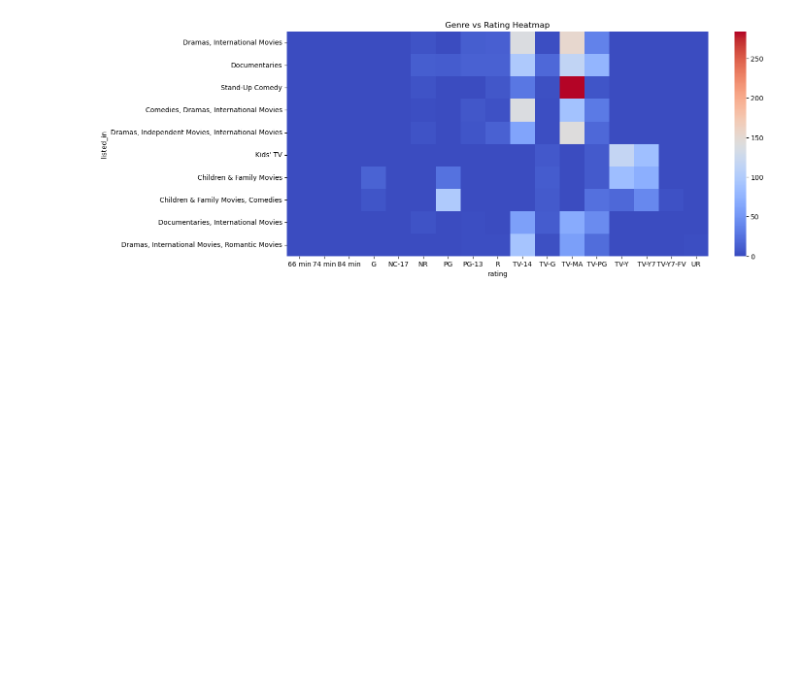
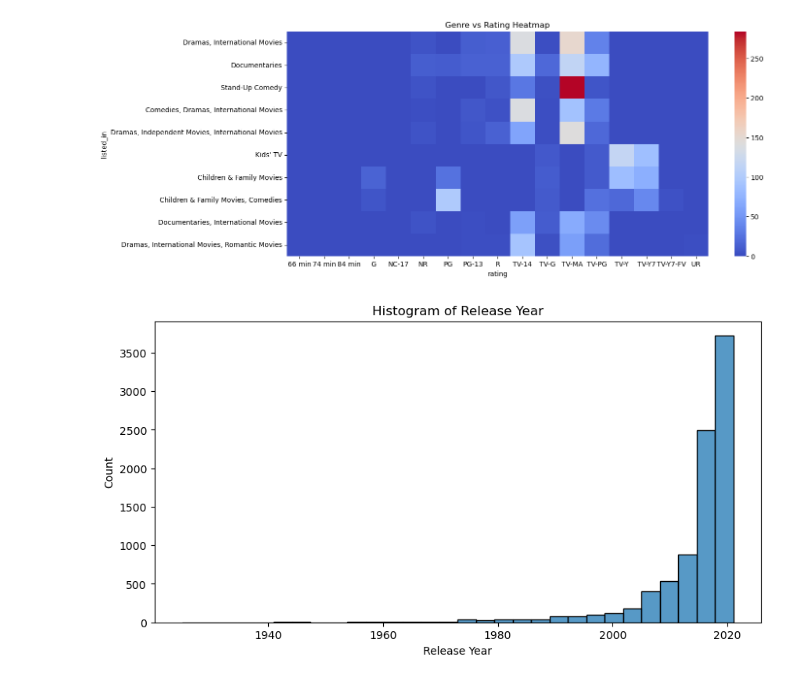
Before and after one commit to shahnawazm786/python-practice, a Jupyter notebook: educ/BusinessCaseStudy/netflix.ipynb, the cells around one changed output. Cells and saved outputs as stored; diff of their text form; code cells hidden in the pictures; blank space fills up the shorter version.

Commit message:
netflix

```diff
--- a/educ/BusinessCaseStudy/netflix.ipynb
+++ b/educ/BusinessCaseStudy/netflix.ipynb
@@ -425,3 +425,12 @@ plt.title('Genre vs Rating Heatmap')
 plt.show()
 # %% [output]
 [figure]
+# %%
+plt.figure(figsize=(10,5))
+sns.histplot(netflix_data['release_year'], bins=30, kde=False)
+plt.title('Histogram of Release Year')
+plt.xlabel('Release Year')
+plt.ylabel('Count')
+plt.show()
+# %% [output]
+[figure, added]
```
Also changed, not shown: parts of 22 cells of this notebook.
